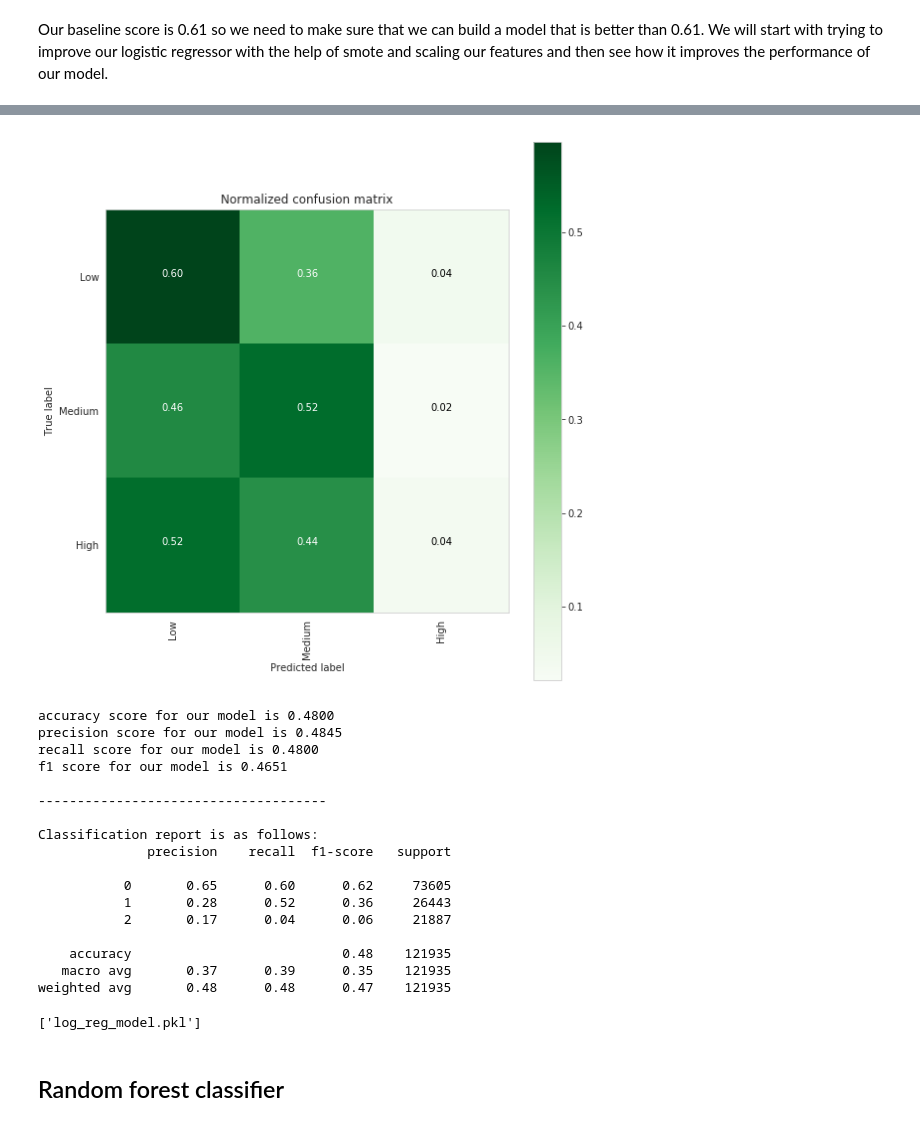
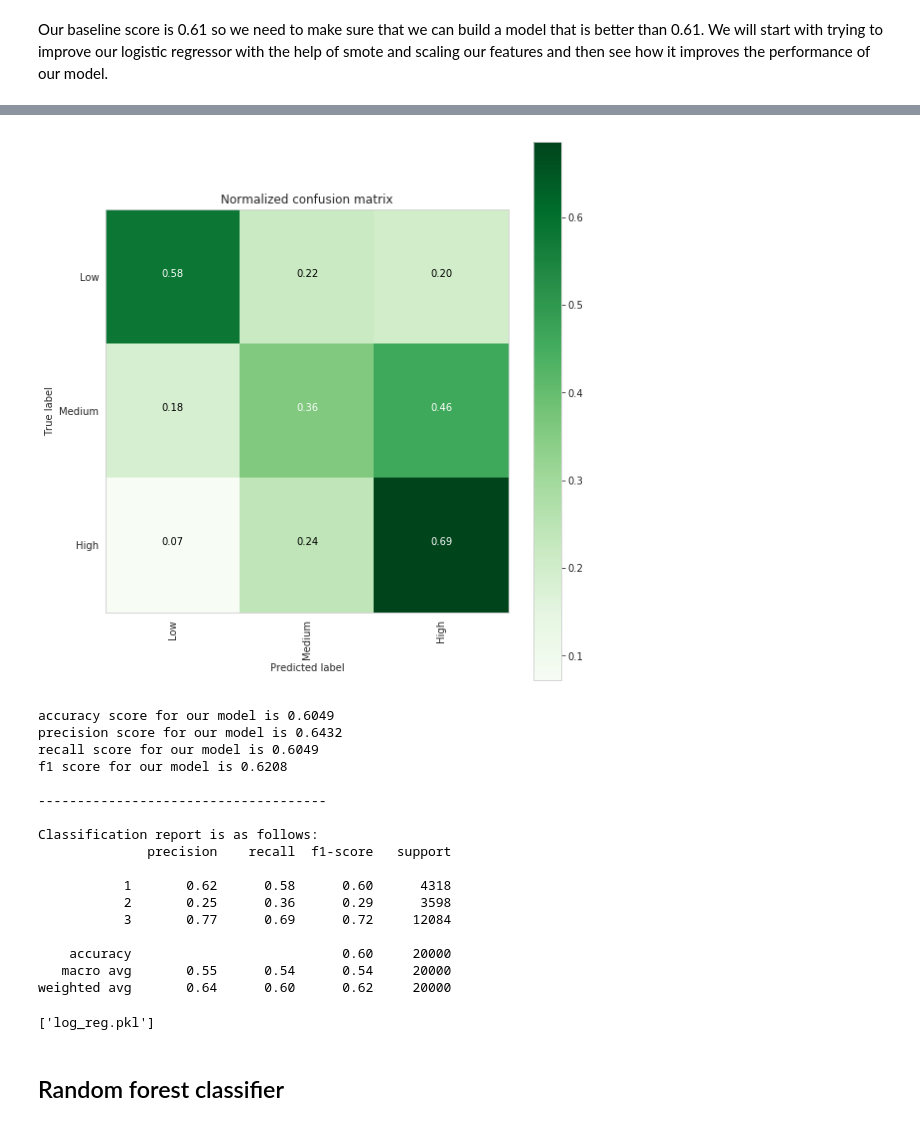
Before and after one commit to AkulAshray/EQ_damage_classification, a Jupyter notebook: model_selection-final.ipynb, the cells around one changed output, grey strips where cells are left out. Drawn from its saved outputs; the diff is of its cells as text; code cells hidden in the pictures.

```diff
--- a/model_selection-first.ipynb
+++ b/model_selection-final.ipynb
@@ -116,0 +108,2 @@ for i in cat_col:
+# %%
+df_train = df_train.sample(100000);df_train.shape
@@ -117,8 +112,6 @@ for i in cat_col:
 # %%
-# we will prepare our data for our models
-
-X = df.drop('damage_grade', axis=1)
-y = y_train['Labels']
+X = df_train.drop(['damage_grade', 'Labels'], axis=1)
+y = df_train['Labels']
 
 X_train, X_test, y_train, y_test = train_test_split(X, y, test_size=0.20, random_state=42)
 # %%
@@ -156,24 +125,3 @@ def plot_confusion_matrix(cm, classes,normalize=True, title='Confusion matrix',
-# %%
-def print_class(m, y_pred):
-    res = [format(accuracy_score(y_true=y_test, y_pred=y_pred),'.4f'),
-           format(precision_score(y_true=y_test, y_pred=y_pred, average='weighted' ), '.4f'),
-           format(recall_score(y_true=y_test, y_pred=y_pred, average='weighted'), '.4f'),
-           format(f1_score(y_true=y_test, y_pred=y_pred, average='weighted'),'.4f')]
-    if hasattr(m, 'oob_score_'): res.append(m.oob_score_)
-    cm = confusion_matrix(y_test, y_pred)
-    plt.figure(figsize=(8,8))
-    plt.grid(b=False)
-    plot_confusion_matrix(cm, classes=labels, normalize=True, title='Normalized confusion matrix', cmap = plt.cm.Greens)
-    plt.show()
-
-    print(f'accuracy score for our model is {res[0]}')
-    print(f'precision score for our model is {res[1]}')
-    print(f'recall score for our model is {res[2]}')
-    print(f'f1 score for our model is {res[3]}')
-    report = classification_report(y_test, y_pred)
-    print('\n-------------------------------------\n')
-    print('Classification report is as follows: ')
-    print(report)
 # %% [markdown]
 ### Baseline model:
 
@@ -213,5 +159,5 @@ pd.Series(y_train_new).value_counts().plot.bar()
 parameters = {'C':[0.01, 0.1, 1,5, 10], 'penalty':['l2','l1']}
 log_reg = LogisticRegression(class_weight='balanced')
 log_reg_grid = GridSearchCV(log_reg, param_grid=parameters, cv=3, verbose=1, n_jobs=-1)
-log_reg.fit(X_train_new, y_train_new)
+log_reg_grid.fit(X_train_new, y_train_new)
 # %% [output]
@@ -223,28 +187,28 @@ LogisticRegression(C=1.0, class_weight='balanced', dual=False,
 # %%
-log_pred = log_reg.predict(X_test)
-print_class(log_reg, log_pred)
+log_pred = log_reg_grid.predict(X_test)
+print_class(log_reg_grid, log_pred)
 # %% [output]
-[figure, old version]
+[figure, new version]
-accuracy score for our model is 0.4800
-precision score for our model is 0.4845
-recall score for our model is 0.4800
-f1 score for our model is 0.4651
+accuracy score for our model is 0.6049
+precision score for our model is 0.6432
+recall score for our model is 0.6049
+f1 score for our model is 0.6208
 
 -------------------------------------
 
 Classification report is as follows:
               precision    recall  f1-score   support
 
-           0       0.65      0.60      0.62     73605
-           1       0.28      0.52      0.36     26443
-           2       0.17      0.04      0.06     21887
+           1       0.62      0.58      0.60      4318
+           2       0.25      0.36      0.29      3598
+           3       0.77      0.69      0.72     12084
 
-    accuracy                           0.48    121935
-   macro avg       0.37      0.39      0.35    121935
-weighted avg       0.48      0.48      0.47    121935
+    accuracy                           0.60     20000
+   macro avg       0.55      0.54      0.54     20000
+weighted avg       0.64      0.60      0.62     20000
 # %%
-joblib.dump(log_reg,'log_reg_model.pkl')
+joblib.dump(log_reg,'log_reg.pkl')
 # %% [output]
-['log_reg_model.pkl']
+['log_reg.pkl']
 # %% [markdown]
 ## Random forest classifier
```
Also changed, not shown: parts of 32 cells of this notebook, 1 other file.
